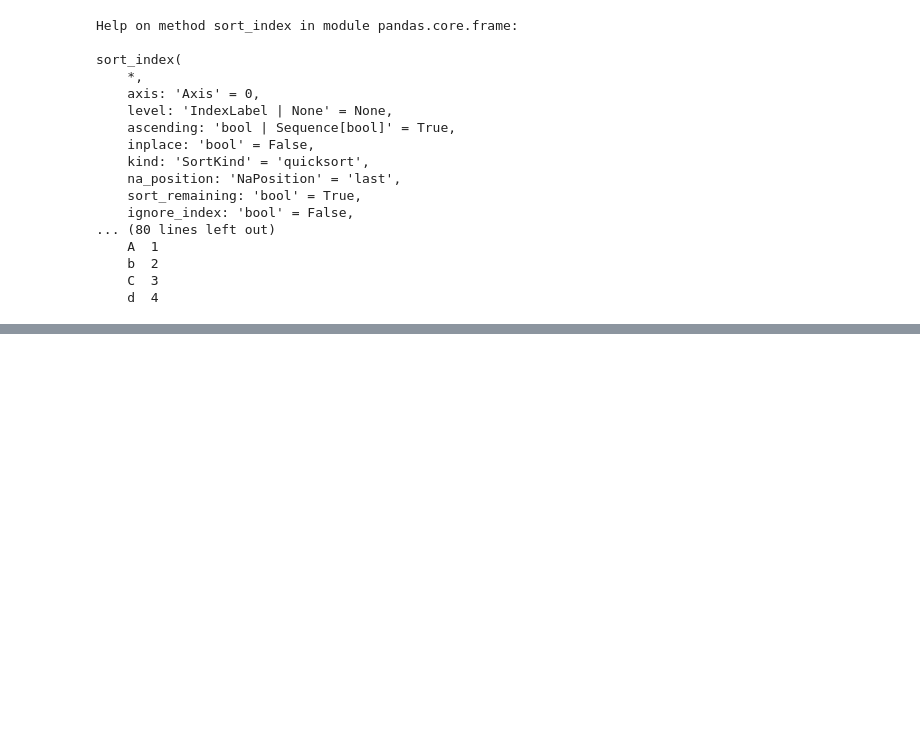
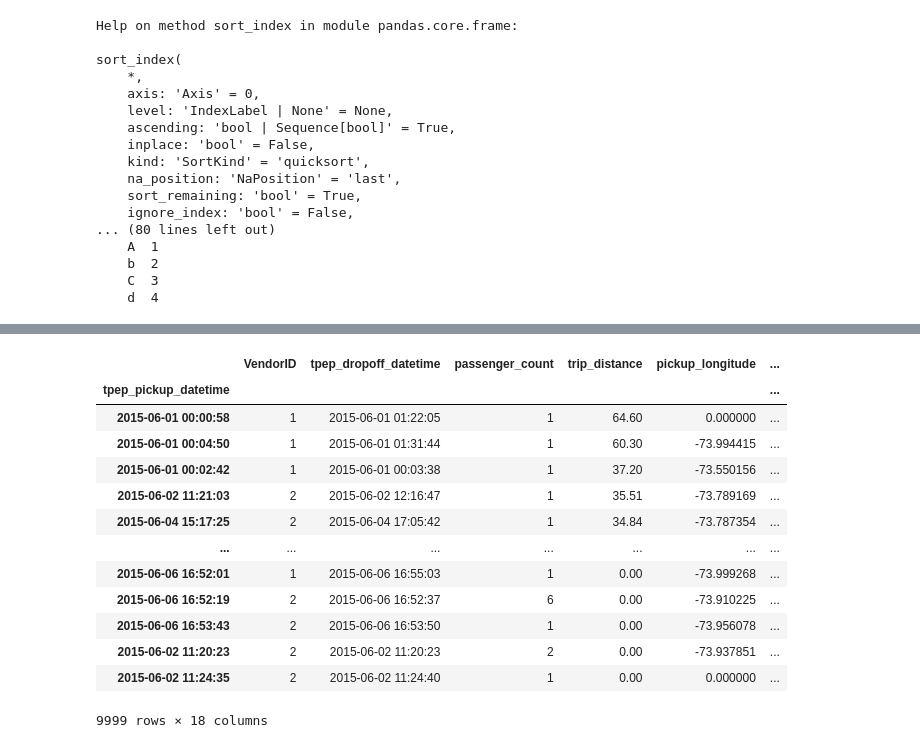
Before and after one commit to reuven/apple-2025-02February-pandas, a Jupyter notebook: 2025-03March-11.ipynb, the cells around one changed output, grey strips where cells are left out. Cells and saved outputs as stored; diff of their text form; code cells hidden in the pictures; blank space fills up the shorter version.

```diff
--- a/2025-03March-11.ipynb
+++ b/2025-03March-11.ipynb
@@ -677,0 +722,18 @@ sort_index(
+# %%
+df.sort_values(['trip_distance', 'total_amount'],
+              ascending=False)
+# %% [output]
+|  | VendorID | tpep_dropoff_datetime | passenger_count | trip_distance | pickup_longitude | ... |
+| tpep_pickup_datetime |  |  |  |  |  | ... |
+| 2015-06-01 00:00:58 | 1 | 2015-06-01 01:22:05 | 1 | 64.60 | 0.000000 | ... |
+| 2015-06-01 00:04:50 | 1 | 2015-06-01 01:31:44 | 1 | 60.30 | -73.994415 | ... |
+| 2015-06-01 00:02:42 | 1 | 2015-06-01 00:03:38 | 1 | 37.20 | -73.550156 | ... |
+| 2015-06-02 11:21:03 | 2 | 2015-06-02 12:16:47 | 1 | 35.51 | -73.789169 | ... |
+| 2015-06-04 15:17:25 | 2 | 2015-06-04 17:05:42 | 1 | 34.84 | -73.787354 | ... |
+| ... | ... | ... | ... | ... | ... | ... |
+| 2015-06-06 16:52:01 | 1 | 2015-06-06 16:55:03 | 1 | 0.00 | -73.999268 | ... |
+| 2015-06-06 16:52:19 | 2 | 2015-06-06 16:52:37 | 6 | 0.00 | -73.910225 | ... |
+| 2015-06-06 16:53:43 | 2 | 2015-06-06 16:53:50 | 1 | 0.00 | -73.956078 | ... |
+| 2015-06-02 11:20:23 | 2 | 2015-06-02 11:20:23 | 2 | 0.00 | -73.937851 | ... |
+| 2015-06-02 11:24:35 | 2 | 2015-06-02 11:24:40 | 1 | 0.00 | 0.000000 | ... |
+9999 rows × 18 columns
```
Also changed, not shown: parts of 4 cells of this notebook.
